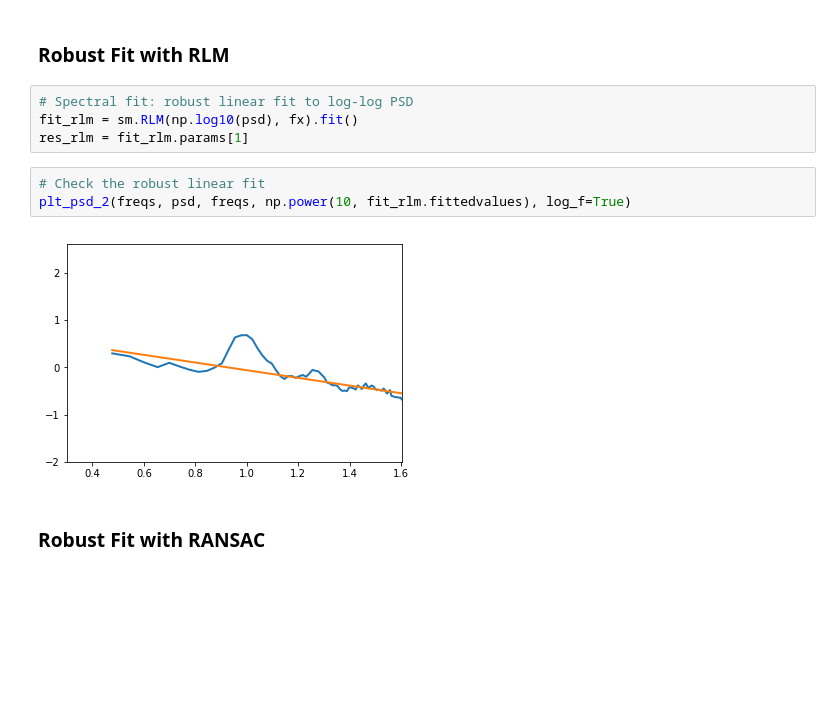
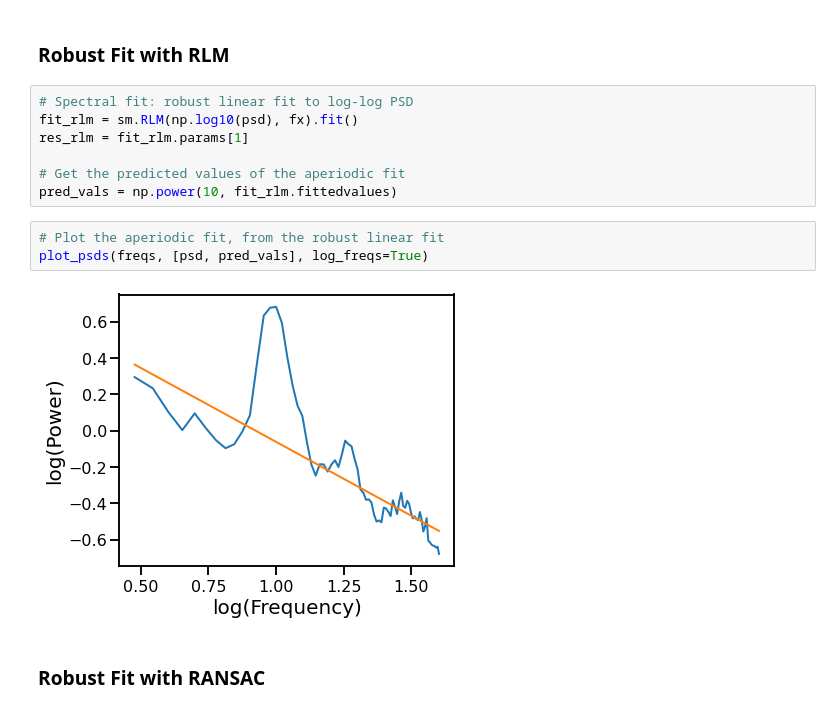
Before and after one commit to AperiodicMethods/AperiodicMethods, a Jupyter notebook: notebooks/01-SpectralFitting.ipynb, the cells around one changed output. Drawn from its saved outputs; the diff is of its cells as text; blank space fills up the shorter version.

```diff
--- a/notebooks/01-SpectralFitting.ipynb
+++ b/notebooks/01-SpectralFitting.ipynb
@@ -93,11 +109,14 @@ plt_psd_2(freqs, psd, freqs, np.power(10, fit_ols.fittedvalues), log_f=True)
 # Spectral fit: robust linear fit to log-log PSD
 fit_rlm = sm.RLM(np.log10(psd), fx).fit()
 res_rlm = fit_rlm.params[1]
+
+# Get the predicted values of the aperiodic fit
+pred_vals = np.power(10, fit_rlm.fittedvalues)
 # %%
-# Check the robust linear fit
-plt_psd_2(freqs, psd, freqs, np.power(10, fit_rlm.fittedvalues), log_f=True)
+# Plot the aperiodic fit, from the robust linear fit
+plot_psds(freqs, [psd, pred_vals], log_freqs=True)
 # %% [output]
-[figure, old version]
+[figure, new version]
 # %% [markdown]
 ### Robust Fit with RANSAC
 # %%
```
Also changed, not shown: parts of 47 cells of this notebook, 11 other files.
